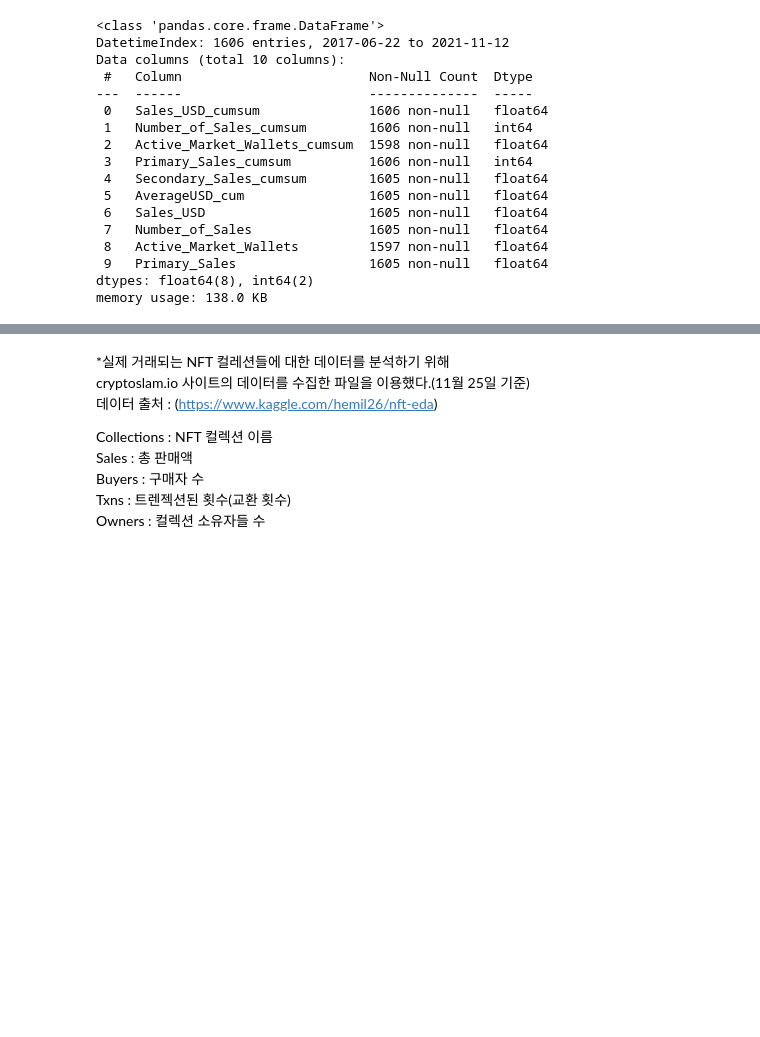
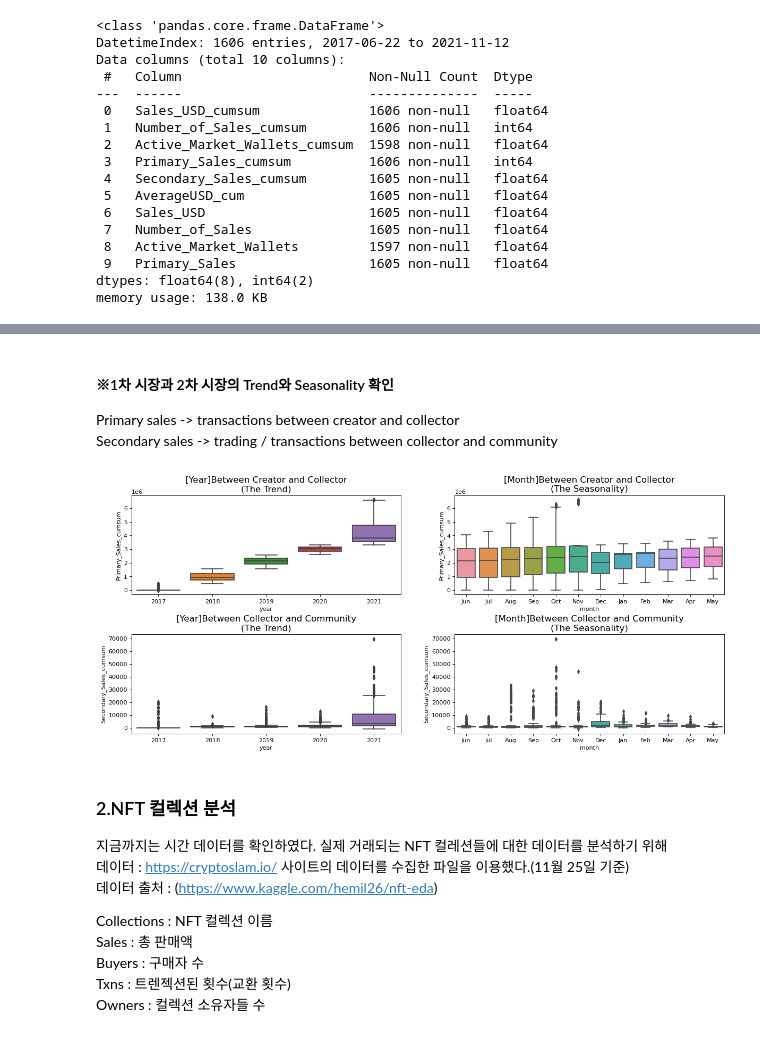
Before and after one commit to cgw03Lau/DAP__, a Jupyter notebook: DAP_Project/DAP_Project_NFT.ipynb, the cells around one changed output, grey strips where cells are left out. Saved outputs shown, nothing was run; the diff lists cells and outputs as text; code cells hidden in the pictures; blank space fills up the shorter version.

```diff
--- a/DAP_Project/DAP_Project_NFT.ipynb
+++ b/DAP_Project/DAP_Project_NFT.ipynb
@@ -99,6 +100,35 @@ plt.subplots_adjust(left=0.125, bottom=0.1,  right=0.9, top=0.9, wspace=0.2, hsp
+# %% [markdown]
+#### ※1차 시장과 2차 시장의 Trend와 Seasonality 확인
+
+Primary sales -> transactions between creator and collector
+Secondary sales ->  trading / transactions between collector and community
+# %%
+# Prepare data
+df['year'] = [d.year for d in df.index]
+df['month'] = [d.strftime('%b') for d in df.index]
+years = df['year'].unique()
+
+# Draw Plot
+fig, axes = plt.subplots(2, 2, figsize=(18,7), dpi= 80)
+sns.boxplot(x= df['year'], y = df['Primary_Sales_cumsum'], data= df, ax = axes[0,0])
+sns.boxplot(x= df['month'], y = df['Primary_Sales_cumsum'], data=df, ax = axes[0,1])
+sns.boxplot(x= df['year'], y = df['Secondary_Sales_cumsum'], data= df, ax = axes[1,0])
+sns.boxplot(x= df['month'], y = df['Secondary_Sales_cumsum'], data=df, ax = axes[1,1])
+
+# Set Title
+axes[0,0].set_title('[Year]Between Creator and Collector\n(The Trend)', fontsize=15);
+axes[0,1].set_title('[Month]Between Creator and Collector\n(The Seasonality)', fontsize=15)
+axes[1,0].set_title('[Year]Between Collector and Community\n(The Trend)', fontsize=15);
+axes[1,1].set_title('[Month]Between Collector and Community\n(The Seasonality)', fontsize=15)
+plt.subplots_adjust(left=0.125, bottom=0.1,  right=0.9, top=0.9, wspace=0.2, hspace=0.4)
+plt.show()
+# %% [output]
+[figure, added]
 # %% [markdown]
-*실제 거래되는 NFT 컬레션들에 대한 데이터를 분석하기 위해
-cryptoslam.io 사이트의 데이터를 수집한 파일을 이용했다.(11월 25일 기준)
+### 2.NFT 컬렉션 분석
+
+지금까지는 시간 데이터를 확인하였다. 실제 거래되는 NFT 컬레션들에 대한 데이터를 분석하기 위해
+데이터 : https://cryptoslam.io/ 사이트의 데이터를 수집한 파일을 이용했다.(11월 25일 기준)
 데이터 출처 : (https://www.kaggle.com/hemil26/nft-eda)
 
 Collections : NFT 컬렉션 이름
```
Also changed, not shown: parts of 29 cells of this notebook.
